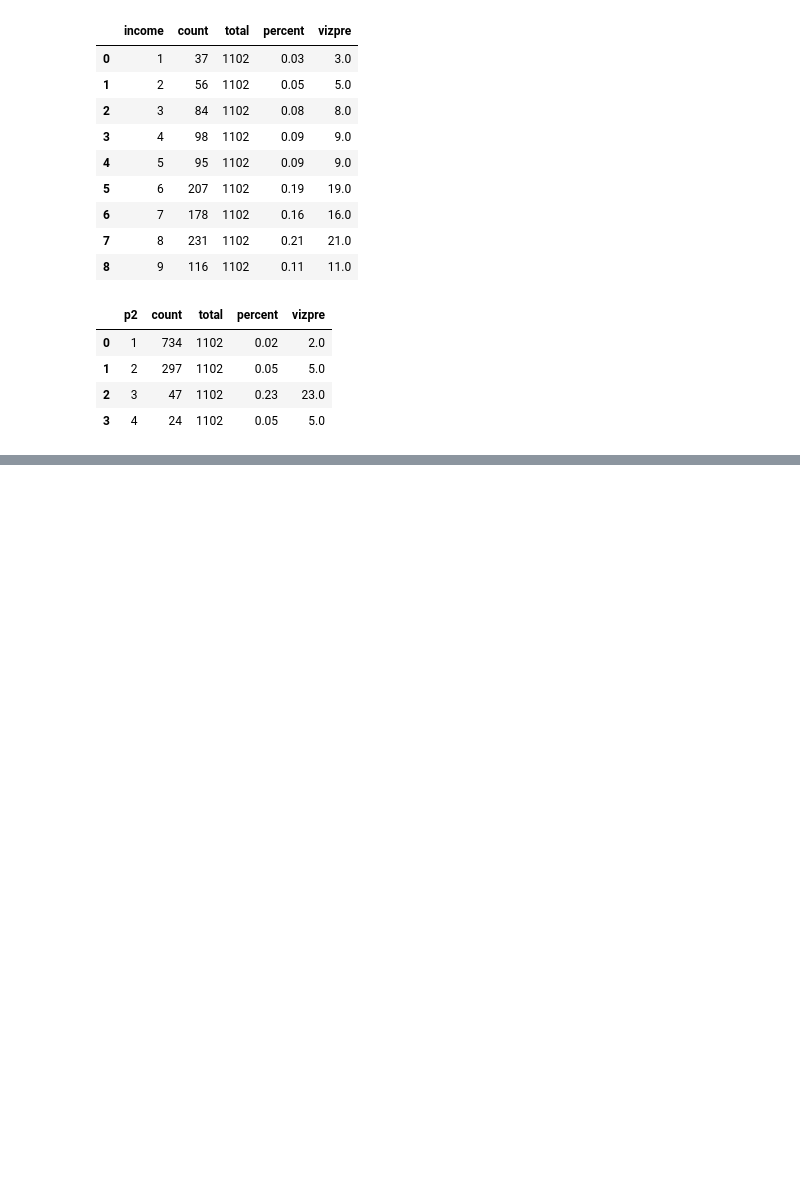
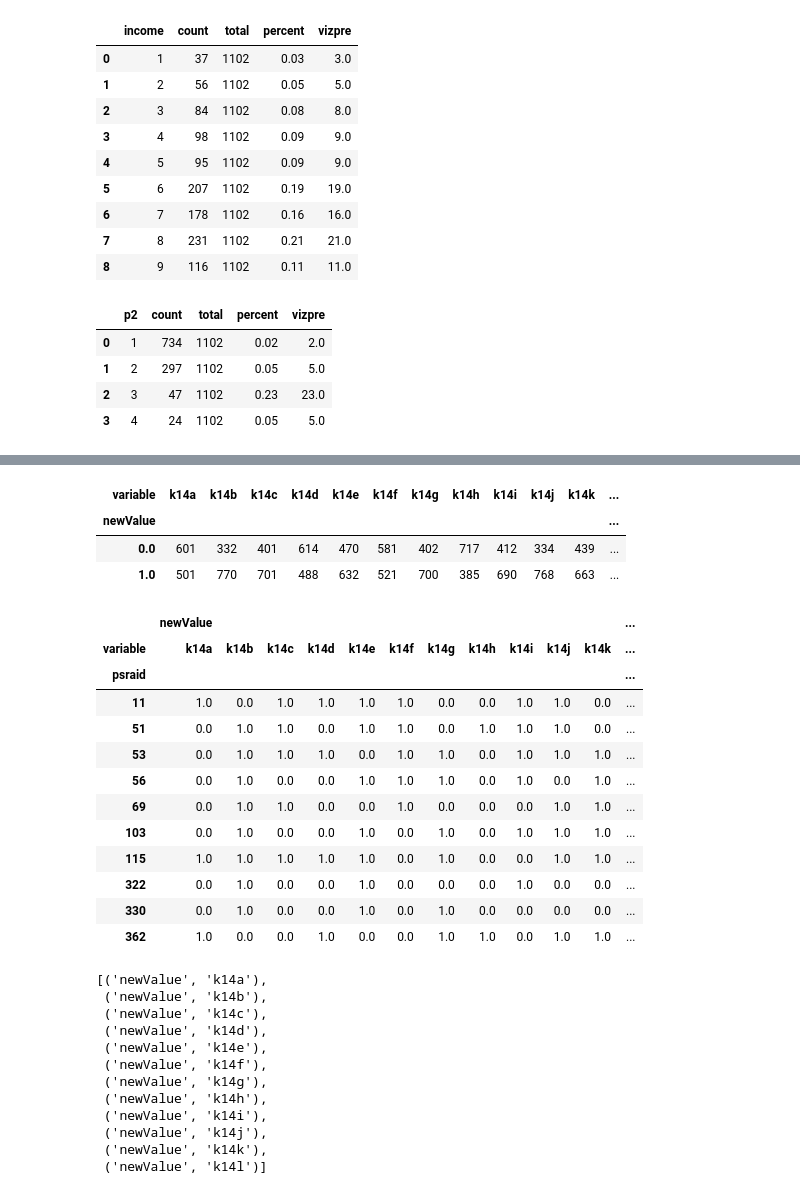
Before and after one commit to annakirklandsmith/gaming-research, a Jupyter notebook: Research.ipynb, the cells around one changed output, grey strips where cells are left out. Saved outputs shown, nothing was run; the diff lists cells and outputs as text; code cells hidden in the pictures; blank space fills up the shorter version.

```diff
--- a/Research.ipynb
+++ b/Research.ipynb
@@ -148,0 +137,3 @@ new.sort_values(by=['count'], ascending=False)
+# %%
+dataC = data00[['psraid','k14a','k14b','k14c','k14d','k14e','k14f','k14g','k14h','k14i','k14j','k14k','k14l']]
+dataC.head(10)
@@ -148,0 +152,3 @@ new.sort_values(by=['count'], ascending=False)
+# %%
+dataC = pandas.melt(dataC, ['psraid'])
+dataC.head(10)
@@ -148,0 +171,4 @@ new.sort_values(by=['count'], ascending=False)
+# %%
+dataC.loc[dataC.value == 1, 'newValue'] = 1
+dataC.loc[dataC.value != 1, 'newValue'] = 0
+dataC.head(10)
@@ -148,0 +187,3 @@ new.sort_values(by=['count'], ascending=False)
+# %%
+dataC = dataC[['psraid','variable','newValue']].dropna()
+dataC.head(10)
@@ -148,0 +202,38 @@ new.sort_values(by=['count'], ascending=False)
+# %%
+dataC2 = pandas.crosstab(dataC.newValue, dataC.variable)
+dataC2.head(10)
+# %% [output]
+| variable | k14a | k14b | k14c | k14d | k14e | k14f | k14g | k14h | k14i | k14j | k14k | ... |
+| newValue |  |  |  |  |  |  |  |  |  |  |  | ... |
+| 0.0 | 601 | 332 | 401 | 614 | 470 | 581 | 402 | 717 | 412 | 334 | 439 | ... |
+| 1.0 | 501 | 770 | 701 | 488 | 632 | 521 | 700 | 385 | 690 | 768 | 663 | ... |
+# %%
+dataC3 = dataC.pivot_table(['newValue'],index=['psraid'], columns=['variable'])
+dataC3.head(10)
+list(dataC3.columns)
+# %% [output]
+|  | newValue |  |  |  |  |  |  |  |  |  |  | ... |
+| variable | k14a | k14b | k14c | k14d | k14e | k14f | k14g | k14h | k14i | k14j | k14k | ... |
+| psraid |  |  |  |  |  |  |  |  |  |  |  | ... |
+| 11 | 1.0 | 0.0 | 1.0 | 1.0 | 1.0 | 1.0 | 0.0 | 0.0 | 1.0 | 1.0 | 0.0 | ... |
+| 51 | 0.0 | 1.0 | 1.0 | 0.0 | 1.0 | 1.0 | 0.0 | 1.0 | 1.0 | 1.0 | 0.0 | ... |
+| 53 | 0.0 | 1.0 | 1.0 | 1.0 | 0.0 | 1.0 | 1.0 | 0.0 | 1.0 | 1.0 | 1.0 | ... |
+| 56 | 0.0 | 1.0 | 0.0 | 0.0 | 1.0 | 1.0 | 1.0 | 0.0 | 1.0 | 0.0 | 1.0 | ... |
+| 69 | 0.0 | 1.0 | 1.0 | 0.0 | 0.0 | 1.0 | 0.0 | 0.0 | 0.0 | 1.0 | 1.0 | ... |
+| 103 | 0.0 | 1.0 | 0.0 | 0.0 | 1.0 | 0.0 | 1.0 | 0.0 | 1.0 | 1.0 | 1.0 | ... |
+| 115 | 1.0 | 1.0 | 1.0 | 1.0 | 1.0 | 0.0 | 1.0 | 0.0 | 0.0 | 1.0 | 1.0 | ... |
+| 322 | 0.0 | 1.0 | 0.0 | 0.0 | 1.0 | 0.0 | 0.0 | 0.0 | 1.0 | 0.0 | 0.0 | ... |
+| 330 | 0.0 | 1.0 | 0.0 | 0.0 | 1.0 | 0.0 | 1.0 | 0.0 | 0.0 | 0.0 | 0.0 | ... |
+| 362 | 1.0 | 0.0 | 0.0 | 1.0 | 0.0 | 0.0 | 1.0 | 1.0 | 0.0 | 1.0 | 1.0 | ... |
+[('newValue', 'k14a'),
+ ('newValue', 'k14b'),
+ ('newValue', 'k14c'),
+ ('newValue', 'k14d'),
+ ('newValue', 'k14e'),
+ ('newValue', 'k14f'),
+ ('newValue', 'k14g'),
+ ('newValue', 'k14h'),
+ ('newValue', 'k14i'),
+ ('newValue', 'k14j'),
+ ('newValue', 'k14k'),
+ ('newValue', 'k14l')]
```
Also changed, not shown: parts of 24 cells of this notebook.
